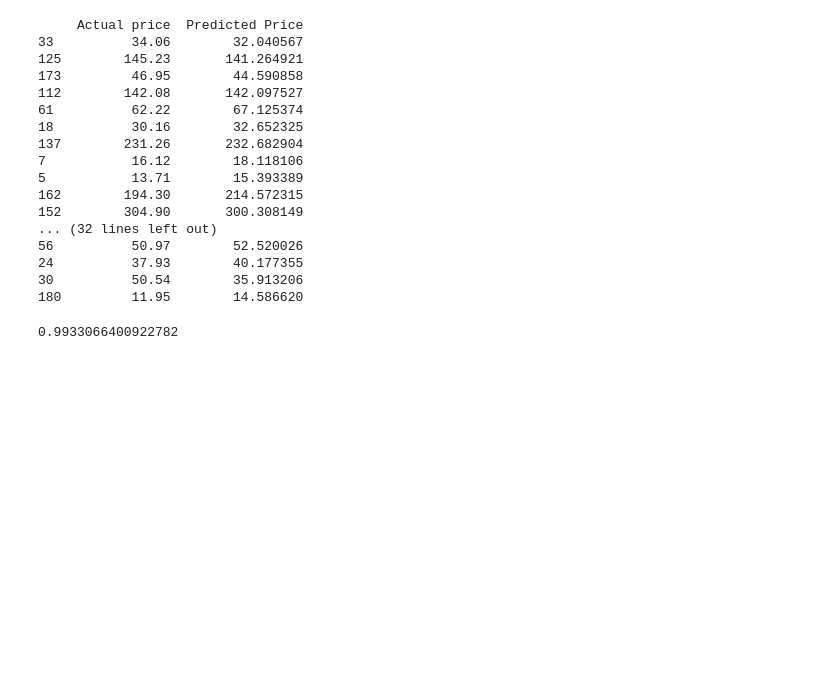
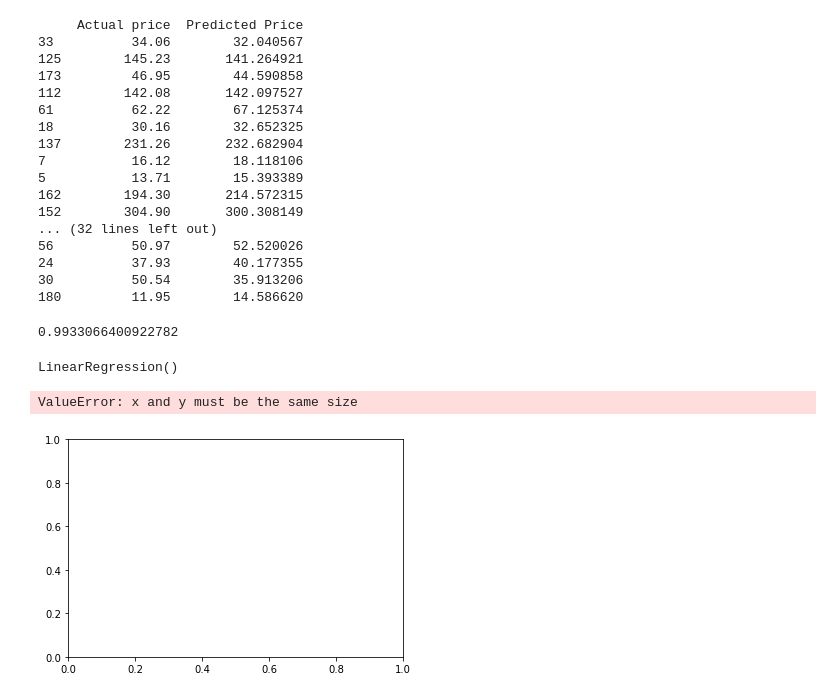
Before and after one commit to Shashankshekharpandey/yes-bank-stock-closing-price-predictionn, a Jupyter notebook: yes_bank_stock_closing_price_prediction.ipynb, the cells around one changed output. Cells and saved outputs as stored; diff of their text form; code cells hidden in the pictures; blank space fills up the shorter version.

```diff
--- a/yes_bank_stock_closing_price_prediction.ipynb
+++ b/yes_bank_stock_closing_price_prediction.ipynb
@@ -179,3 +180,21 @@ from sklearn.metrics import confusion_matrix,accuracy_score
 regressor.score(X_test,y_test)
 # %% [output]
 0.9933066400922782
+# %%
+from sklearn.preprocessing import PolynomialFeatures
+poly_regs= PolynomialFeatures(degree= 2)
+x_poly= poly_regs.fit_transform(X)
+lin_reg_2 =LinearRegression()
+lin_reg_2.fit(x_poly, y)
+# %% [output]
+LinearRegression()
+# %%
+    #Visulaizing the result for Polynomial Regression
+    plt.scatter(X,y,color="blue")
+    plt.plot(X, lin_reg_2.predict(poly_regs.fit_transform(X)), color="red")
+    plt.title("Stock Closing price prediction")
+
+    plt.show()
+# %% [output]
+ValueError: x and y must be the same size
+[figure, added]
```
Also changed, not shown: parts of 1 cell of this notebook.
